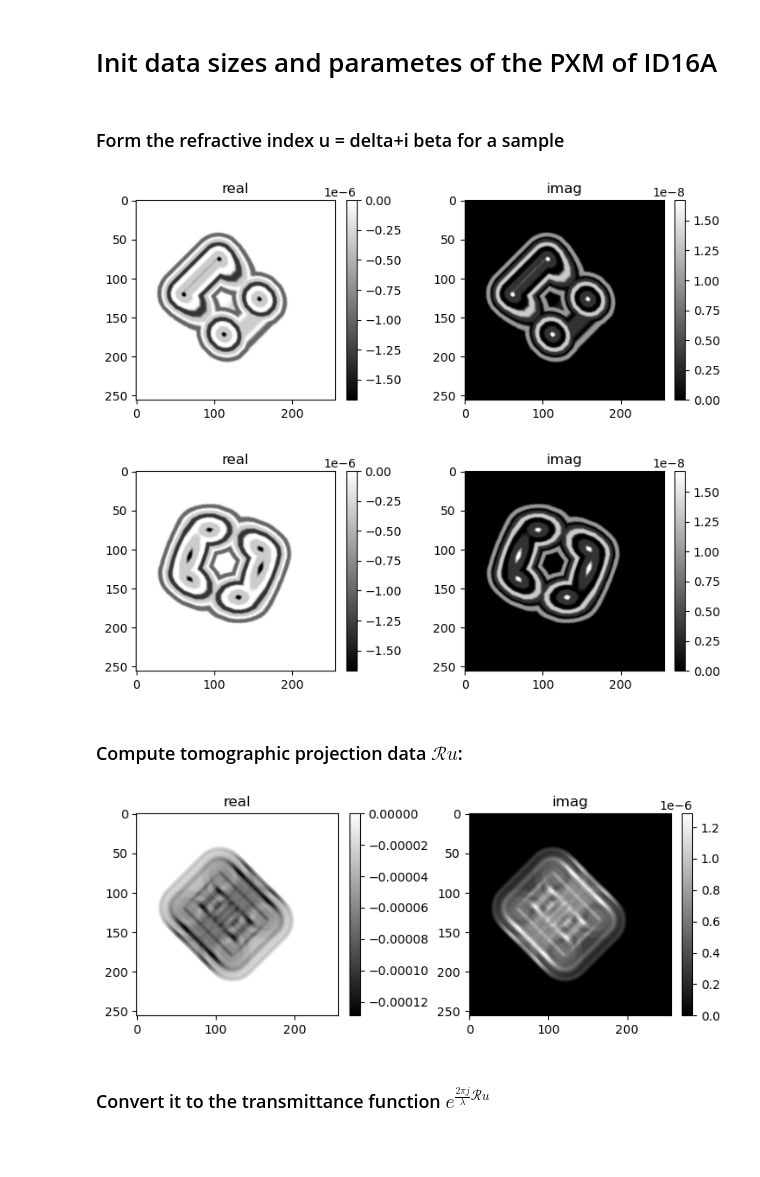
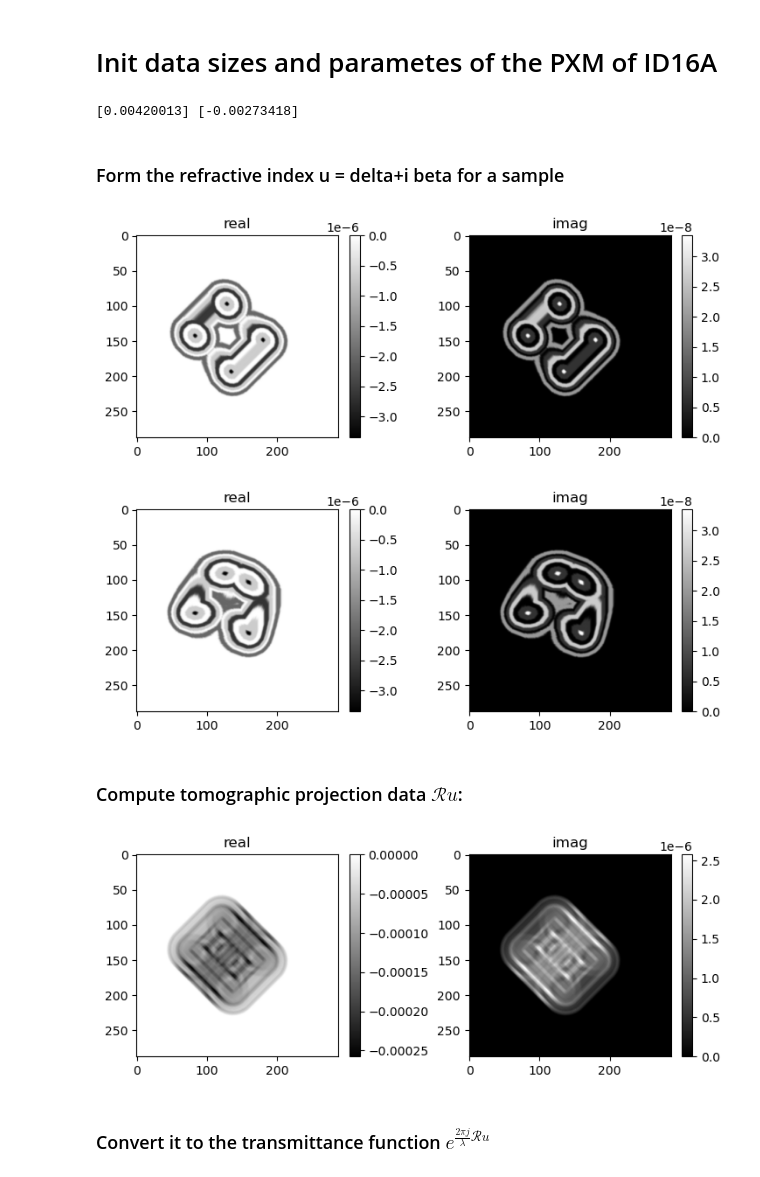
Before and after one commit to nikitinvv/holotomocupy, a Jupyter notebook: coded_apertures/3d_ald/figs_paper/modeling_codes.ipynb, the cells around one changed output. Saved outputs shown, nothing was run; the diff lists cells and outputs as text; code cells hidden in the pictures; blank space fills up the shorter version.

```diff
--- a/coded_apertures/3d_ald/figs_paper/modeling_codes.ipynb
+++ b/coded_apertures/3d_ald/figs_paper/modeling_codes.ipynb
@@ -59,13 +56,16 @@ distances2 = distances2*norm_magnifications2**2
 distances2 = distances2*(z1p/z1)**2
 
 # allow padding if there are shifts of the probe
-pad = n//16*0
+pad = n//16
 # sample size after demagnification
 ne = n+2*pad
 
 show = True
 
 flg = f'{n}_{ntheta}_{npos}_{noise}_{z1p}'
+print(distances,distances2)
+# %% [output]
+[0.00420013] [-0.00273418]
 # %% [markdown]
 ### Form the refractive index u = delta+i beta for a sample
 # %%
@@ -100,36 +100,37 @@ from scipy import ndimage
 #     cube = cube > 1
 #     cube_all += amps[kk]*cube
 
 # # cube_all = ndimage.rotate(cube_all,52,axes=(1,2),reshape=False,order=1)
 # cube_all = ndimage.rotate(cube_all, 28, axes=(0, 1), reshape=False, order=3)
 # cube_all = ndimage.rotate(cube_all, 45, axes=(0, 2), reshape=False, order=3)
 # cube_all[cube_all < 0] = 0
 
 
 # u0 = cube_all  # (-1*cube_all*1e-6+1j*cube_all*1e-8)/3
 
 # u0 = np.roll(u0, -15*n//256, axis=2)
 # u0 = np.roll(u0, -10*n//256, axis=1)
 # v = np.arange(-n//2, n//2)/n
 # [vx, vy, vz] = np.meshgrid(v, v, v)
 # v = np.exp(-10*(vx**2+vy**2+vz**2))
 # fu = np.fft.fftshift(np.fft.fftn(np.fft.fftshift(u0)))
 # u0 = np.fft.fftshift(np.fft.ifftn(np.fft.fftshift(fu*v))).real
 # u0[u0 < 0] = 0
-# u0 = u0*(-1*1e-6+1j*1e-8)/3
+# u0 = u0*(-1*1e-6+1j*1e-8)/1.5
 # u = u0.astype('complex64')
 
 # !mkdir -p data
 # np.save('data/u', u0)
 
 # if exist then load and comment the above
 u = np.load('data/u.npy').astype('complex64')
+u = np.pad(u,((pad,pad),(pad,pad),(pad,pad)))
 
 mshow_complex(u[:, n//2],show)
 mshow_complex(u[n//2],show)
 # %% [output]
-[figure, old version]
+[figure, new version]
-[figure, old version]
+[figure, new version]
 # %% [markdown]
 ### Compute tomographic projection data $\mathcal{R}u$:
 # %%
@@ -138,7 +139,7 @@ Ru = Ru.swapaxes(0, 1)
 
 mshow_complex(Ru[0],show)
 # %% [output]
-[figure, old version]
+[figure, new version]
 # %% [markdown]
 ### Convert it to the transmittance function $e^{\frac{2\pi j}{\lambda} \mathcal{R} u }$
 # %%
```
Also changed, not shown: parts of 10 cells of this notebook, 2 other files.
